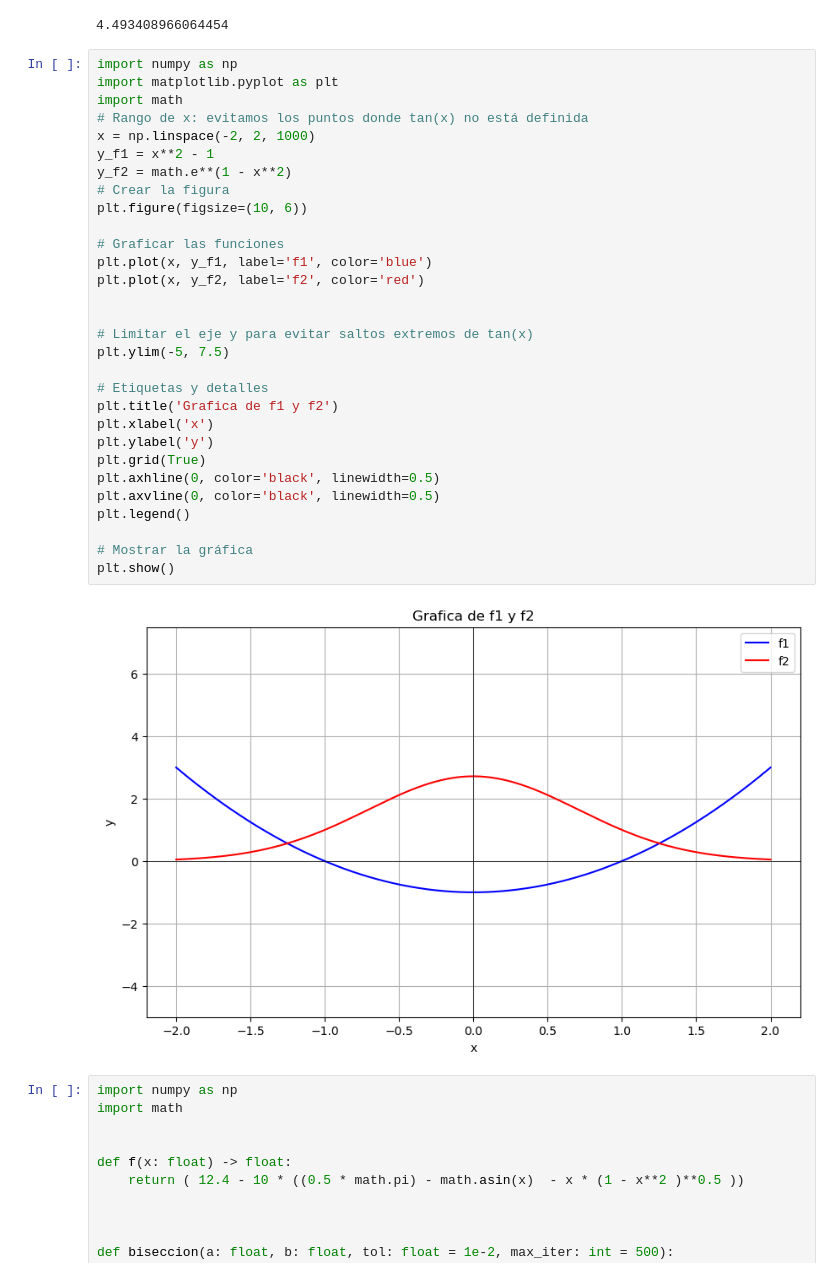
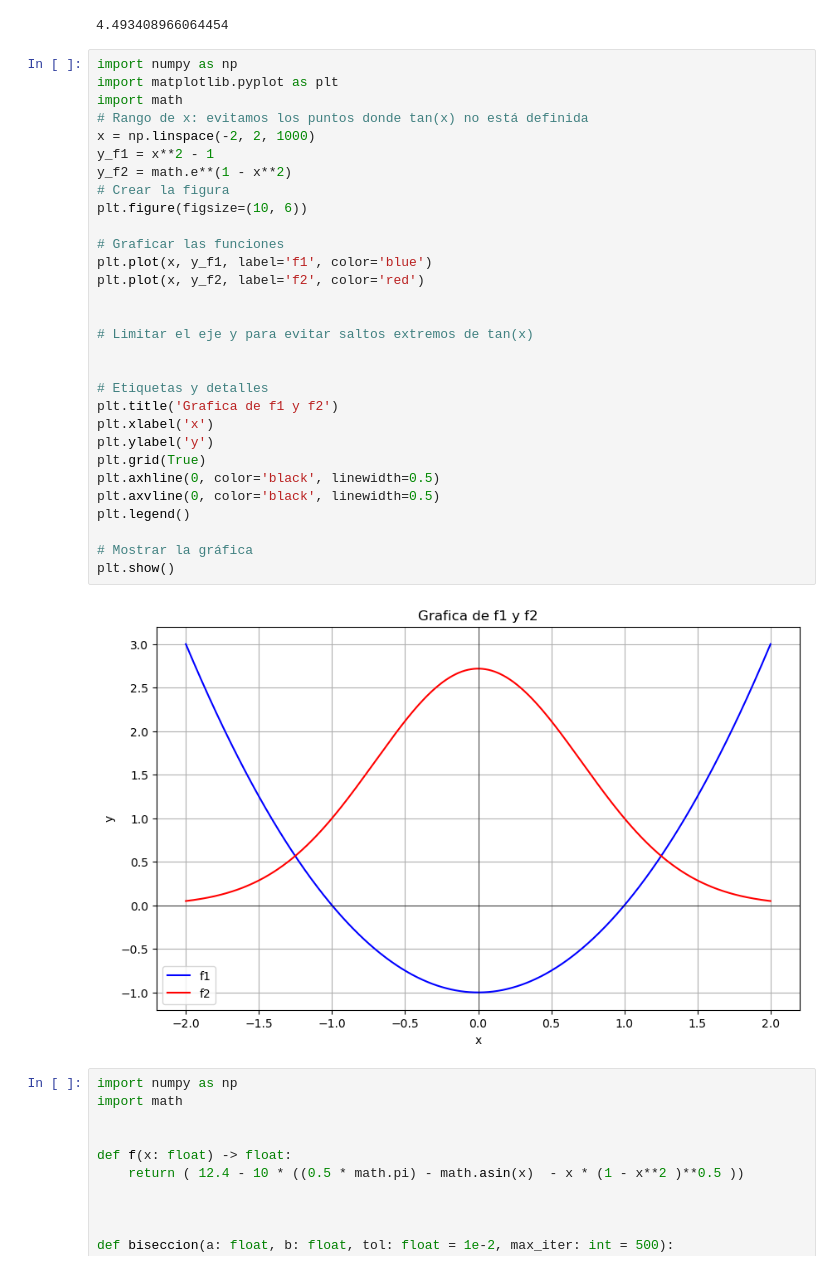
Before and after one commit to DaniMF05/CALCULOS_TAREAS, a Jupyter notebook: TAREA4_CALCULOS.ipynb, the cells around one changed output. Cells and saved outputs as stored; diff of their text form.

```diff
--- a/TAREA4_CALCULOS.ipynb
+++ b/TAREA4_CALCULOS.ipynb
@@ -263,35 +406,35 @@ biseccion(2, 4.6 )
 # %%
 import numpy as np
 import matplotlib.pyplot as plt
 import math
 # Rango de x: evitamos los puntos donde tan(x) no está definida
 x = np.linspace(-2, 2, 1000)
 y_f1 = x**2 - 1
 y_f2 = math.e**(1 - x**2)
 # Crear la figura
 plt.figure(figsize=(10, 6))
 
 # Graficar las funciones
 plt.plot(x, y_f1, label='f1', color='blue')
 plt.plot(x, y_f2, label='f2', color='red')
 
 
 # Limitar el eje y para evitar saltos extremos de tan(x)
-plt.ylim(-5, 7.5)
+
 
 # Etiquetas y detalles
 plt.title('Grafica de f1 y f2')
 plt.xlabel('x')
 plt.ylabel('y')
 plt.grid(True)
 plt.axhline(0, color='black', linewidth=0.5)
 plt.axvline(0, color='black', linewidth=0.5)
 plt.legend()
 
 # Mostrar la gráfica
 plt.show()
 # %% [output]
-[figure, old version]
+[figure, new version]
 # %%
 import numpy as np
 import math
```
Also changed, not shown: parts of 5 cells of this notebook.
